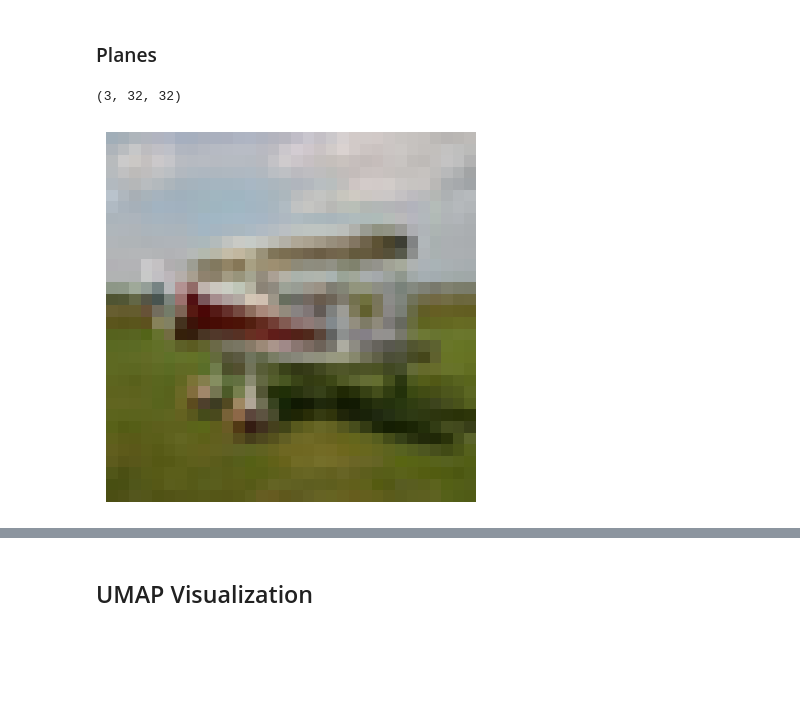
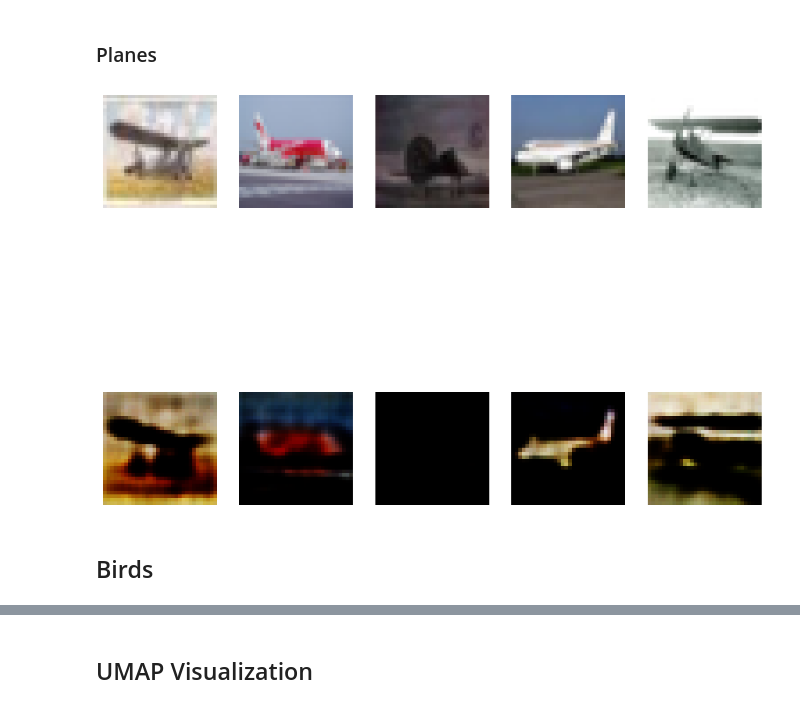
Before and after one commit to Vaitrix/VAE_autoencoder_test, a Jupyter notebook: VAE.ipynb, the cells around one changed output, grey strips where cells are left out. Cells and saved outputs as stored; diff of their text form; code cells hidden in the pictures; blank space fills up the shorter version.

```diff
--- a/VAE.ipynb
+++ b/VAE.ipynb
@@ -219,37 +221,41 @@ imgshow(synthetic_data[31]*0.5+0.5)
 ## Image-to-Image Comparison
 # %% [markdown]
 ### Planes
-# %%
-plane_set= []
-
-for img, label in trainset:
-    class_name= classes[label]
-    if(class_name != 'plane'):
-        continue
-    else:
-        plane_set.append(img.numpy())
-
-    if(len(plane_set) == 10):
-        break
-
-def imgshow(img):
-    plt.imshow(np.transpose(img, (1,2,0)))
-    plt.axis('off')
-# %%
-np.shape(plane_set[0])
-# %% [output]
-(3, 32, 32)
-# %%
-imgshow(plane_set[9] * 0.5 + 0.5)
-# %% [output]
-[figure, removed]
 # %%
 # Define an encoder class in the VAE class- in order to sample images from the latent space of the encoder- the posterior distribution Q(z|x)
 plane_set= []
+
 for img_batch, label_batch in trainloader:
     for i,_ in enumerate(img_batch):
         class_name= classes[label_batch[i]]
         if(class_name != 'plane'):
             continue
         else:
-            plane_set.append(img_batch[i].numpy())
+            plane_set.append(img_batch[i])
+
+        if(len(plane_set) == 50):
+            break
+
+    if(len(plane_set) == 50):
+        break
+# %%
+# Encoder Visualization-
+stacked_tensors= torch.stack(plane_set)
+stacked_tensors= stacked_tensors.to(device)
+reconstructed_images= vae.encoded_image(stacked_tensors)
+# %%
+rec_data= reconstructed_images.cpu()
+rec_data= rec_data.numpy()
+# %%
+figure, axes= plt.subplots(2,5, figsize= (12,10))
+
+for i in range(0,5):
+    axes[0,i].imshow(np.transpose(plane_set[17+i]*0.5+0.5, (1,2,0)))
+    axes[0,i].axis('off')
+for j in range(0,5):
+    axes[1,j].imshow(np.transpose(rec_data[17+j], (1,2,0)))
+    axes[1,j].axis('off')
+# %% [output]
+[figure, added]
+# %% [markdown]
+## Birds
```
Also changed, not shown: parts of 43 cells of this notebook.
